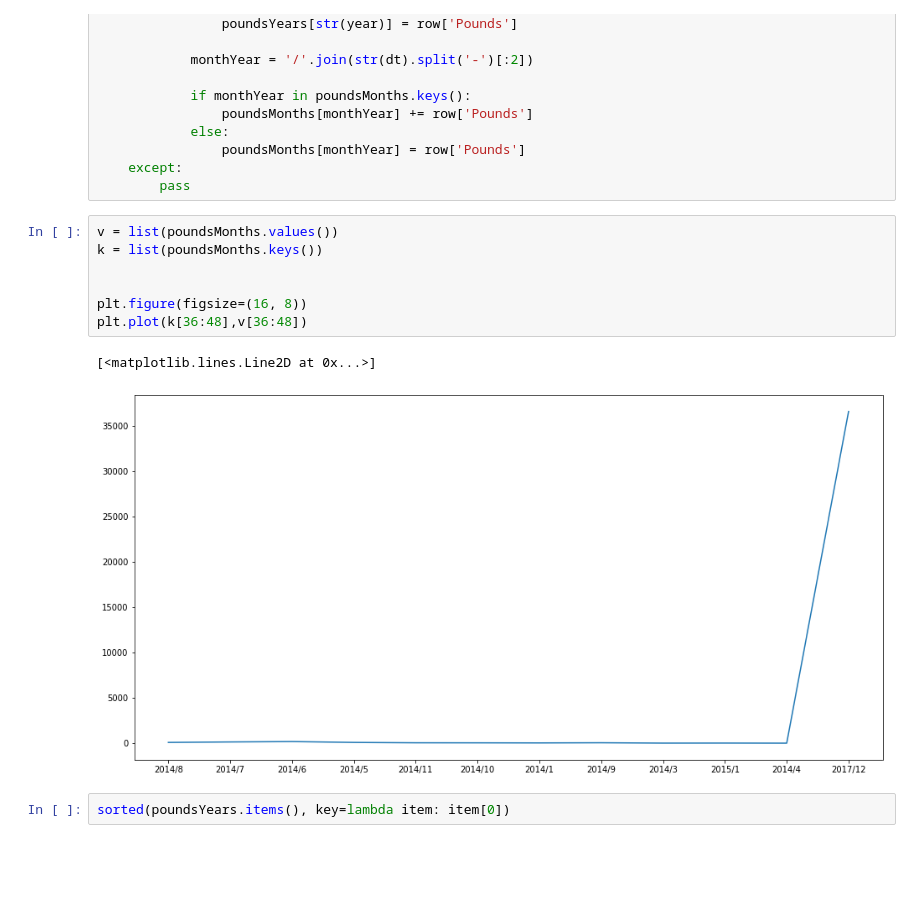
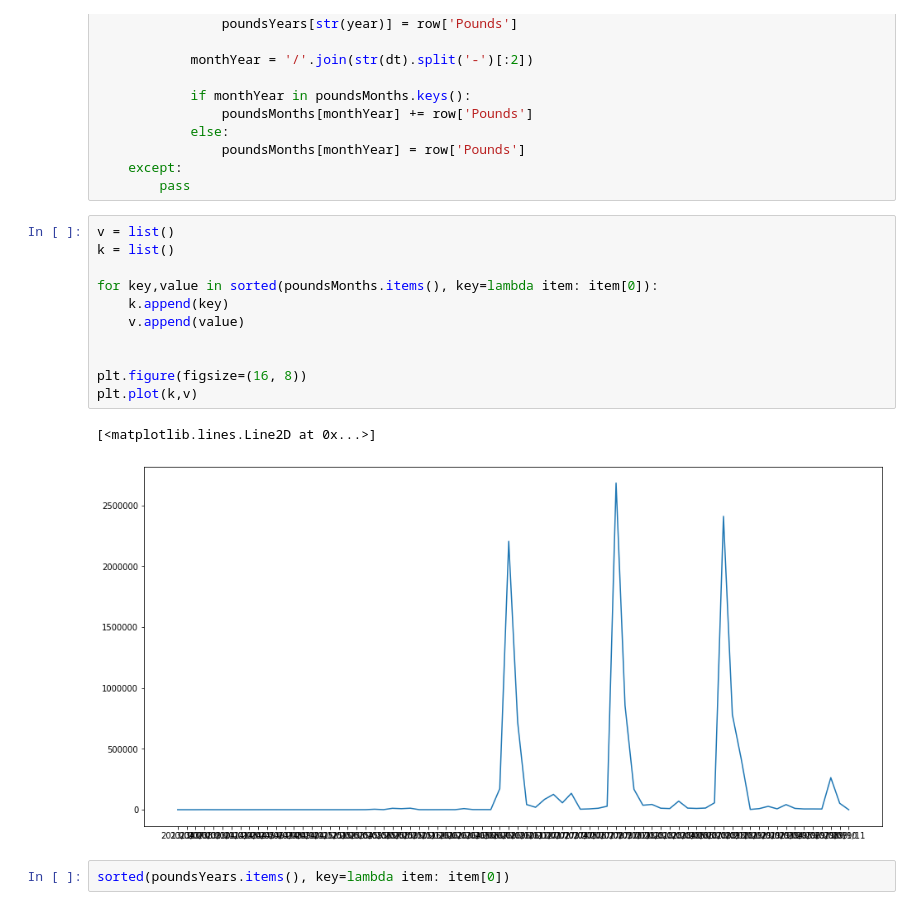
Before and after one commit to privat33r/dc20075-ocean, a Jupyter notebook: ocean-cleanup.ipynb, the cells around one changed output. Cells and saved outputs as stored; diff of their text form; blank space fills up the shorter version.

Commit message:
plot by months, plot by years

```diff
--- a/ocean-cleanup.ipynb
+++ b/ocean-cleanup.ipynb
@@ -89,15 +89,19 @@ for index, row in ocean.iterrows():
     except:
         pass
 # %%
-v = list(poundsMonths.values())
-k = list(poundsMonths.keys())
+v = list()
+k = list()
+
+for key,value in sorted(poundsMonths.items(), key=lambda item: item[0]):
+    k.append(key)
+    v.append(value)
 
 
 plt.figure(figsize=(16, 8))
-plt.plot(k[36:48],v[36:48])
+plt.plot(k,v)
 # %% [output]
 [<matplotlib.lines.Line2D at 0x...>]
-[figure, old version]
+[figure, new version]
 # %%
 sorted(poundsYears.items(), key=lambda item: item[0])
 # %% [output]
```
Also changed, not shown: parts of 6 cells of this notebook.
